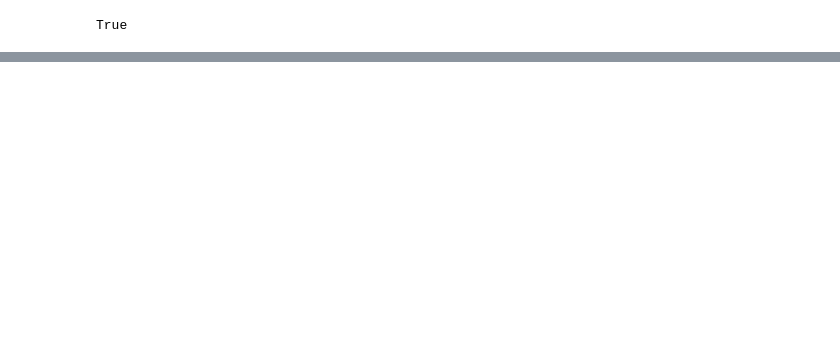
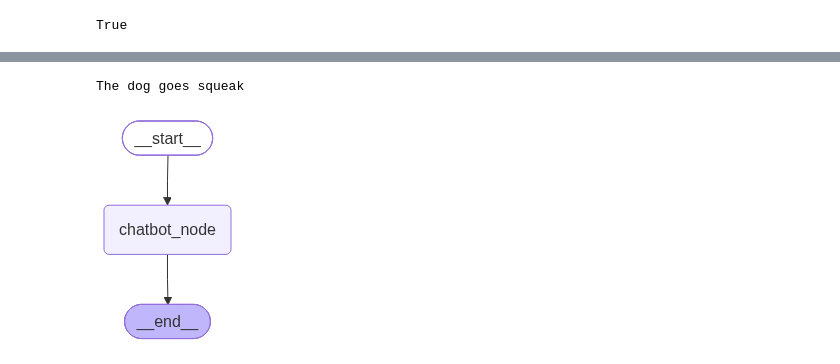
Before and after one commit to thulasiramd2000/AI-Agentic-Implementation, a Jupyter notebook: Langchain_&_Langraph/Langraph.ipynb, the cells around one changed output, grey strips where cells are left out. Cells and saved outputs as stored; diff of their text form; code cells hidden in the pictures; blank space fills up the shorter version.

```diff
--- a/Langchain_&_Langraph/Langraph.ipynb
+++ b/Langchain_&_Langraph/Langraph.ipynb
@@ -26,0 +104,20 @@ class state(TypedDict):
+# %%
+result = graph.invoke({"messages": [{"role": "user", "content": "say something"}]})
+print(result["messages"][-1].content)
+# %% [output]
+The dog goes squeak
+# %%
+llm= ChatOpenAI(model="gpt-5.4-mini", temperature=0.7, max_tokens=200)
+
+def chatbot_node(state: state) -> dict:
+    return {"messages": llm.invoke(state["messages"])}
+
+builder = StateGraph(state)
+builder.add_node("chatbot_node", chatbot_node)
+builder.add_edge(START, "chatbot_node")
+builder.add_edge("chatbot_node", END)
+graph=builder.compile()
+
+display(Image(graph.get_graph().draw_mermaid_png()))
+# %% [output]
+[figure, added]
```
Also changed, not shown: parts of 8 cells of this notebook.
